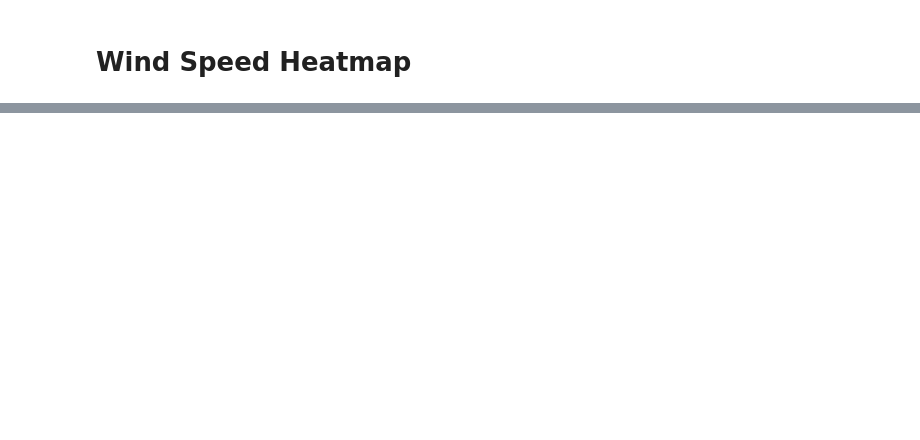
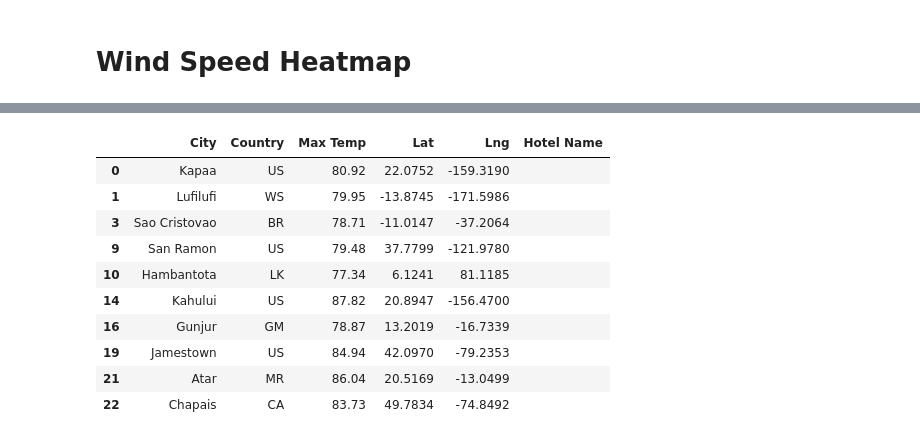
Before and after one commit to lallben/World_Weather_Analysis, a Jupyter notebook: VacationPy.ipynb, the cells around one changed output, grey strips where cells are left out. Drawn from its saved outputs; the diff is of its cells as text; code cells hidden in the pictures; blank space fills up the shorter version.

```diff
--- a/VacationPy.ipynb
+++ b/VacationPy.ipynb
@@ -220,0 +261,17 @@ fig
+# %%
+# Create DataFrame called hotel_df to store hotel names along with city, country, max temp, and coordinates.
+hotel_df = preferred_cities_df[["City", "Country", "Max Temp", "Lat", "Lng"]].copy()
+hotel_df["Hotel Name"] = ""
+hotel_df.head(10)
+# %% [output]
+|  | City | Country | Max Temp | Lat | Lng | Hotel Name |
+| 0 | Kapaa | US | 80.92 | 22.0752 | -159.3190 |  |
+| 1 | Lufilufi | WS | 79.95 | -13.8745 | -171.5986 |  |
+| 3 | Sao Cristovao | BR | 78.71 | -11.0147 | -37.2064 |  |
+| 9 | San Ramon | US | 79.48 | 37.7799 | -121.9780 |  |
+| 10 | Hambantota | LK | 77.34 | 6.1241 | 81.1185 |  |
+| 14 | Kahului | US | 87.82 | 20.8947 | -156.4700 |  |
+| 16 | Gunjur | GM | 78.87 | 13.2019 | -16.7339 |  |
+| 19 | Jamestown | US | 84.94 | 42.0970 | -79.2353 |  |
+| 21 | Atar | MR | 86.04 | 20.5169 | -13.0499 |  |
+| 22 | Chapais | CA | 83.73 | 49.7834 | -74.8492 |  |
```
Also changed, not shown: parts of 13 cells of this notebook.
